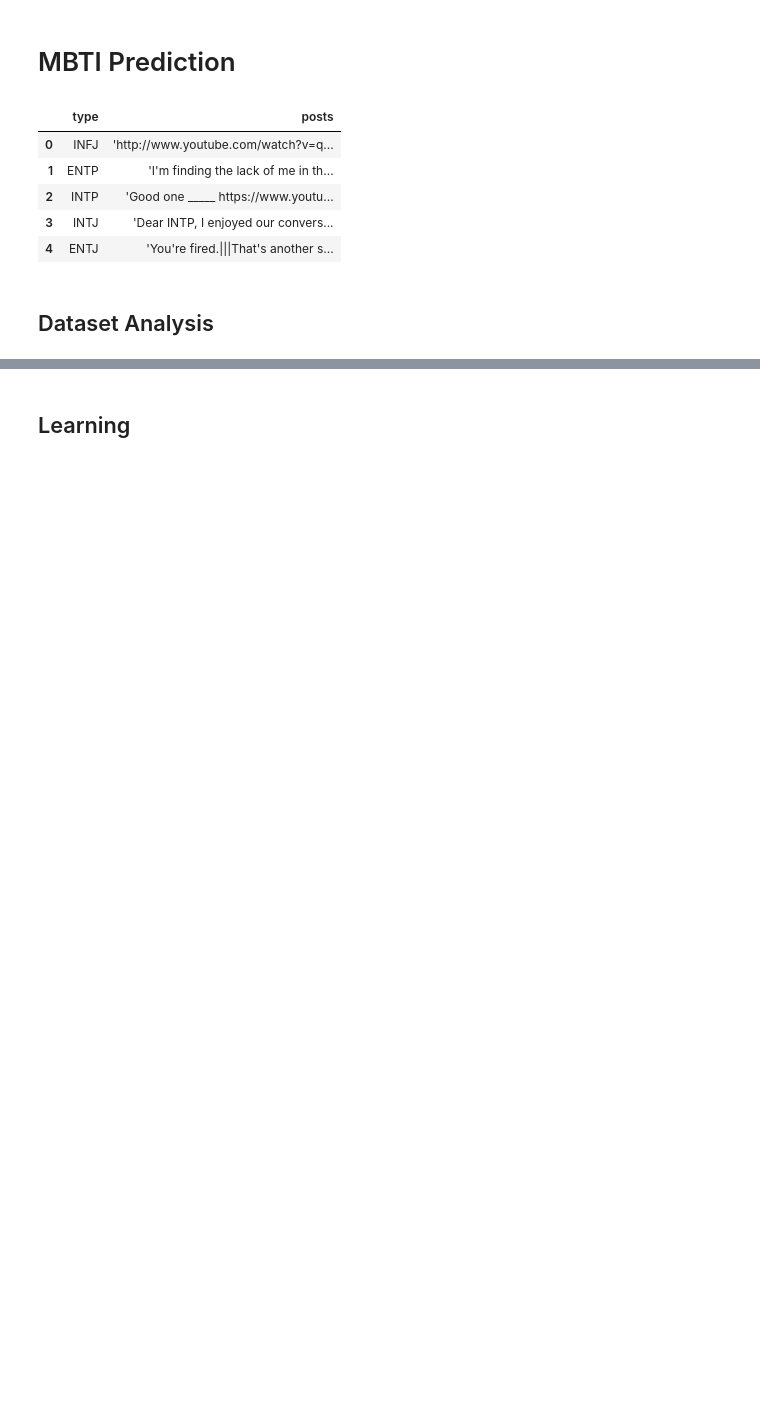
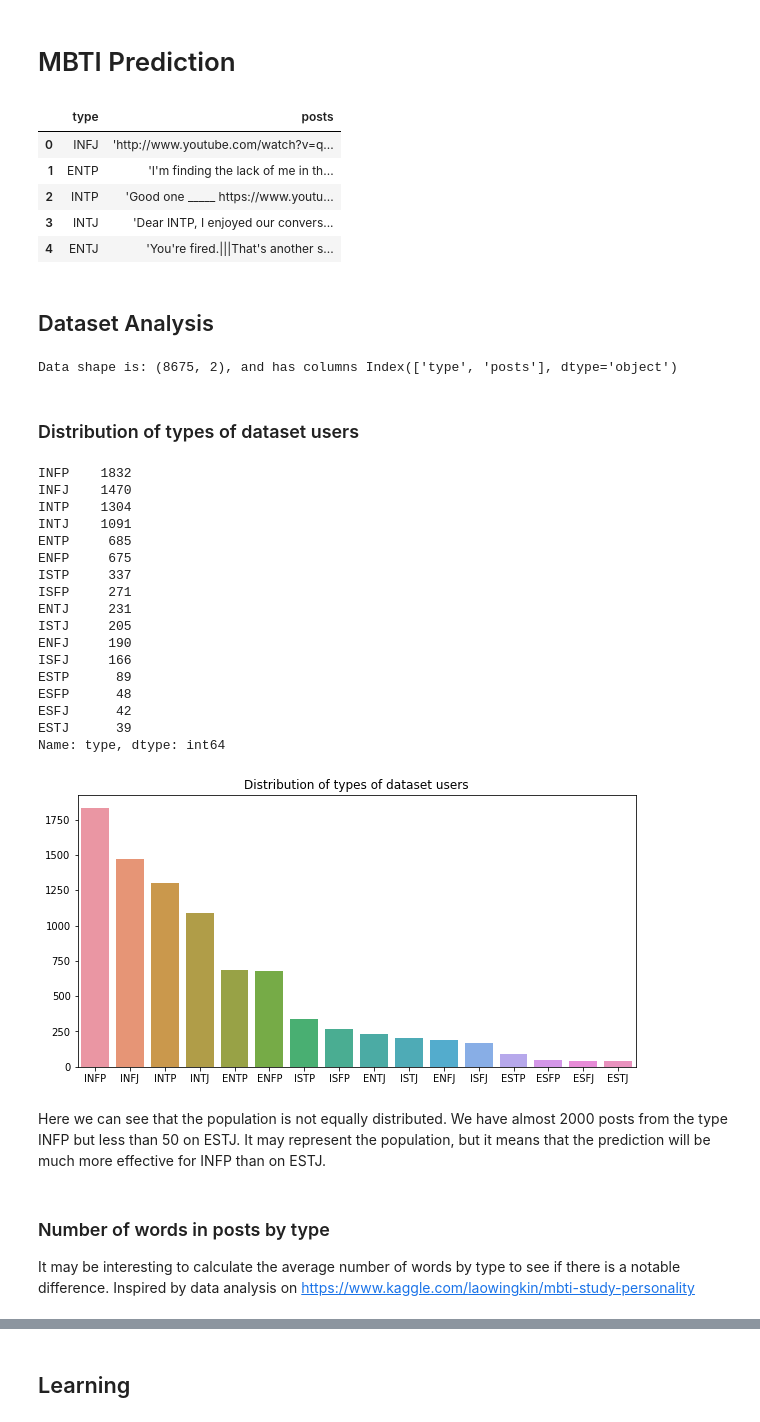
Before and after one commit to literate-waffle/mbti, a Jupyter notebook: mbti.ipynb, the cells around one changed output, grey strips where cells are left out. Drawn from its saved outputs; the diff is of its cells as text; code cells hidden in the pictures; blank space fills up the shorter version.

Commit message:
simple analysis with type counter, word counter and most common words

```diff
--- a/mbti.ipynb
+++ b/mbti.ipynb
@@ -3,9 +3,9 @@
 # %%
 import pandas as pd
 
-df = pd.read_csv("./data/mbti_1.csv", header = 0)
+data = pd.read_csv("./data/mbti_1.csv", header = 0)
 
-df.head()
+data.head()
 # %% [output]
 |  | type | posts |
 | 0 | INFJ | 'http://www.youtube.com/watch?v=q... |
@@ -15,3 +15,45 @@ df.head()
 | 4 | ENTJ | 'You're fired.|||That's another s... |
 # %% [markdown]
 ## Dataset Analysis
+# %%
+print("Data shape is: {0}, and has columns {1}".format(data.shape, data.columns))
+
+type_count = data.type.value_counts()
+# %% [output]
+Data shape is: (8675, 2), and has columns Index(['type', 'posts'], dtype='object')
+# %% [markdown]
+### Distribution of types of dataset users
+# %%
+import seaborn as sns
+import matplotlib.pyplot as plt
+
+print(type_count)
+plt.figure(figsize=(10,5))
+sns.barplot(type_count.index, type_count.values)
+plt.title('Distribution of types of dataset users')
+plt.show()
+# %% [output]
+INFP    1832
+INFJ    1470
+INTP    1304
+INTJ    1091
+ENTP     685
+ENFP     675
+ISTP     337
+ISFP     271
+ENTJ     231
+ISTJ     205
+ENFJ     190
+ISFJ     166
+ESTP      89
+ESFP      48
+ESFJ      42
+ESTJ      39
+Name: type, dtype: int64
+[figure, added]
+# %% [markdown]
+Here we can see that the population is not equally distributed. We have almost 2000 posts from the type INFP but less than 50 on ESTJ. It may represent the population, but it means that the prediction will be much more effective for INFP than on ESTJ.
+# %% [markdown]
+### Number of words in posts by type
+It may be interesting to calculate the average number of words by type to see if there is a notable difference.
+Inspired by data analysis on https://www.kaggle.com/laowingkin/mbti-study-personality
```
Also changed, not shown: parts of 4 cells of this notebook, 1 other file.
